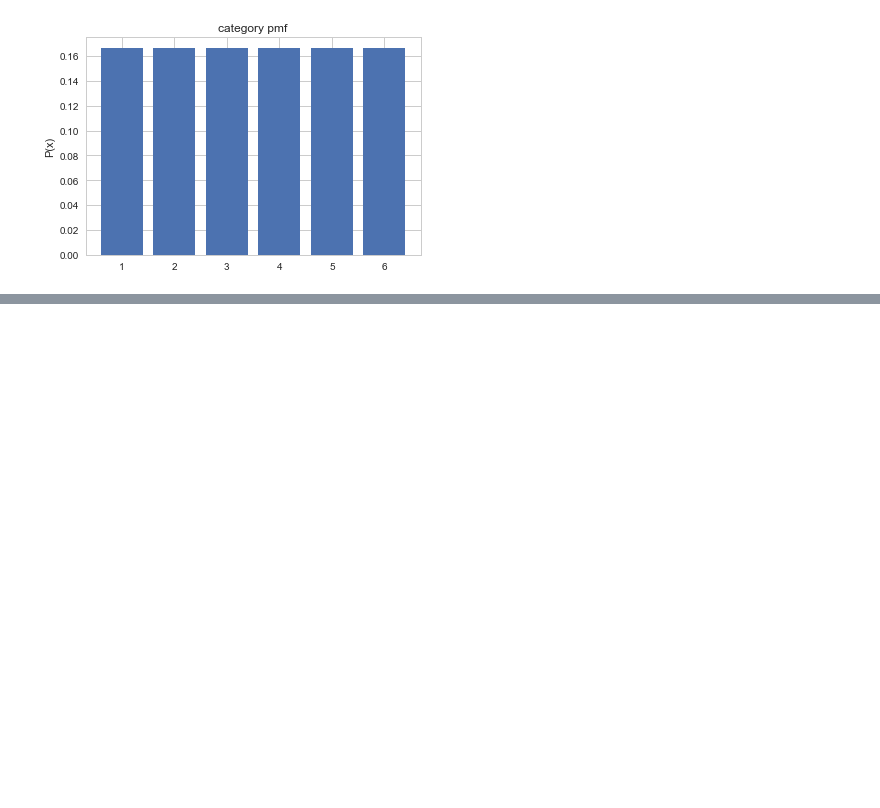
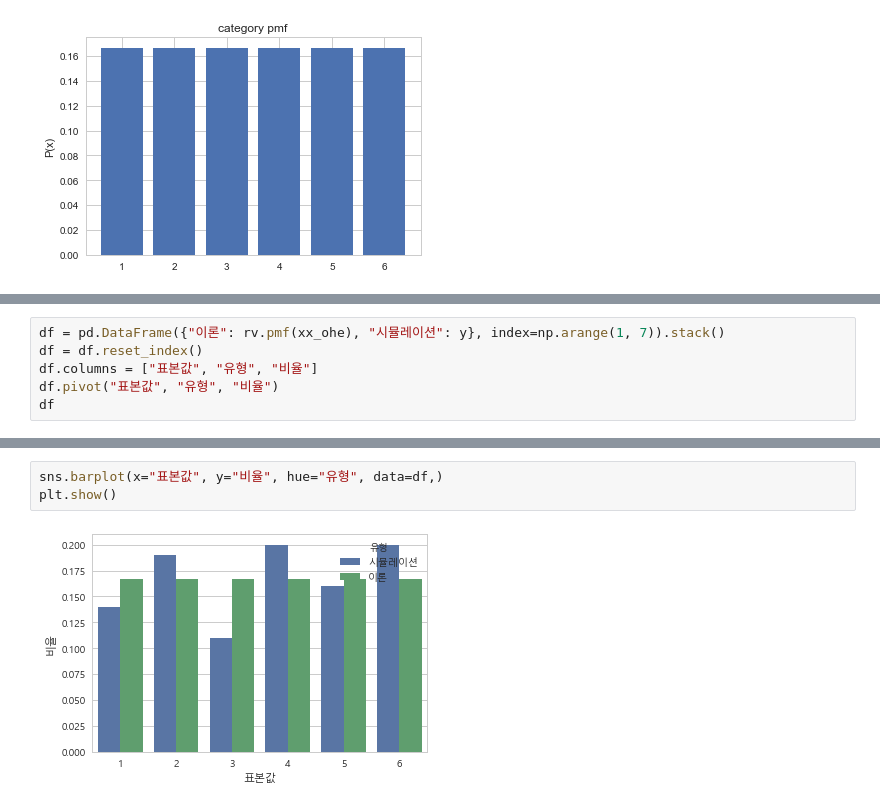
Before and after one commit to Junhojuno/TIL, a Jupyter notebook: probability/categorical_distribution.ipynb, the cells around one changed output, grey strips where cells are left out. Cells and saved outputs as stored; diff of their text form; blank space fills up the shorter version.

```diff
--- a/probability/categorical_distribution.ipynb
+++ b/probability/categorical_distribution.ipynb
@@ -27,0 +54,6 @@ plt.show()
+# %%
+df = pd.DataFrame({"이론": rv.pmf(xx_ohe), "시뮬레이션": y}, index=np.arange(1, 7)).stack()
+df = df.reset_index()
+df.columns = ["표본값", "유형", "비율"]
+df.pivot("표본값", "유형", "비율")
+df
@@ -27,0 +74,5 @@ plt.show()
+# %%
+sns.barplot(x="표본값", y="비율", hue="유형", data=df,)
+plt.show()
+# %% [output]
+[figure, added]
```
Also changed, not shown: parts of 7 cells of this notebook.
